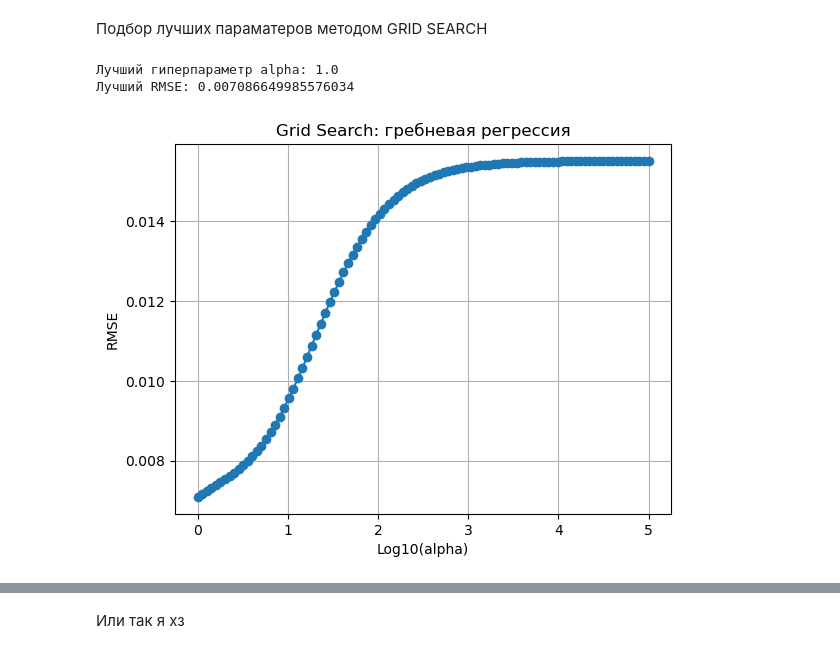
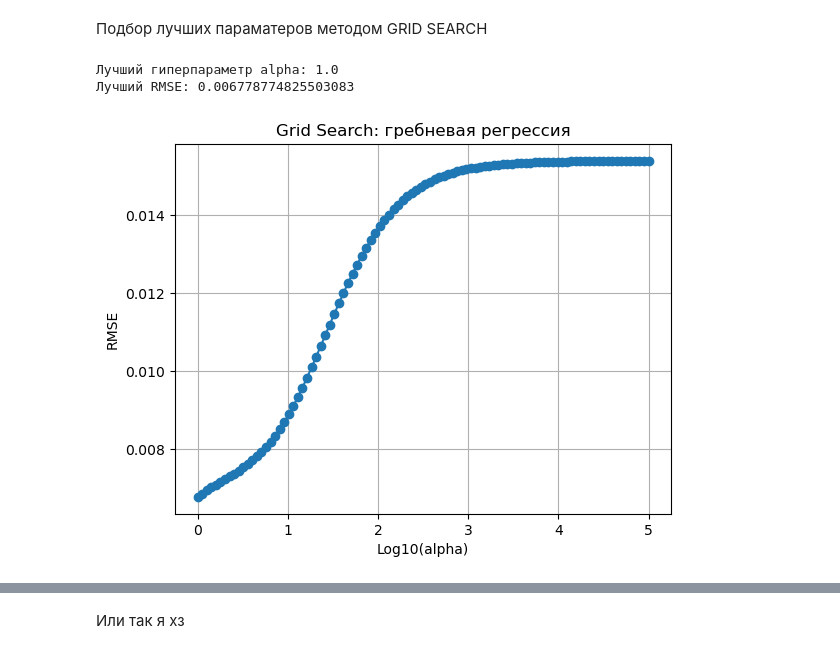
Before and after one commit to nikoloskorzun/Intelligent_analysis_and_data_processing, a Jupyter notebook: notebooks/lab1/lab1 copy.ipynb, the cells around one changed output, grey strips where cells are left out. Drawn from its saved outputs; the diff is of its cells as text; code cells hidden in the pictures.

```diff
--- a/notebooks/lab1/lab1 copy.ipynb
+++ b/notebooks/lab1/lab1 copy.ipynb
@@ -846,15 +790,0 @@ VALID_SIZE = VALID_SIZE / TEST_SIZE
-# %%
-TEST_SIZE = 0.25
-VALID_SIZE = 0.125
-assert VALID_SIZE*1.5 <= TEST_SIZE
-VALID_SIZE = VALID_SIZE / TEST_SIZE
-# %%
-TEST_SIZE = 0.2
-VALID_SIZE = 0.05
-assert VALID_SIZE*1.5 <= TEST_SIZE
-VALID_SIZE = VALID_SIZE / TEST_SIZE
-# %%
-TEST_SIZE = 0.2
-VALID_SIZE = 0.2
-assert VALID_SIZE*1.5 <= TEST_SIZE
-VALID_SIZE = VALID_SIZE / TEST_SIZE
@@ -863,5 +790,0 @@ AssertionError:
-# %%
-TEST_SIZE = 0.4
-VALID_SIZE = 0.1
-assert VALID_SIZE*1.5 <= TEST_SIZE
-VALID_SIZE = VALID_SIZE / TEST_SIZE
@@ -936,7 +801,7 @@ def grid_search_best_model(X_train, Y_train):
     param_grid = {'alpha': np.logspace(0, 5, 100)}
 
     model_ridge = Ridge()
-    model_poly = PolynomialFeatures(degree=5)
+    model_poly = PolynomialFeatures(degree=4)
     X_train = pd.DataFrame(model_poly.fit_transform(X_train))
     grid_search = GridSearchCV(estimator=model_ridge, param_grid=param_grid,
                                cv=5, scoring='neg_mean_squared_error', n_jobs=-1)
@@ -944,35 +809,35 @@ def grid_search_best_model(X_train, Y_train):
     # Обучаем модель
     grid_search.fit(X_train, Y_train)
 
 
     best_alpha = grid_search.best_params_['alpha']
     best_rmse = np.sqrt(-grid_search.best_score_)
 
     print(f"Лучший гиперпараметр alpha: {best_alpha}")
     print(f"Лучший RMSE: {best_rmse}")
 
 
     alphas = np.array(grid_search.cv_results_['param_alpha'].astype(float))  # Преобразуем к float
     log_alphas = np.log10(alphas)
 
 
     mean_test_scores = np.sqrt(-grid_search.cv_results_['mean_test_score'])
 
     plt.plot(log_alphas, mean_test_scores, marker='o')
     plt.xlabel('Log10(alpha)')
     plt.ylabel('RMSE')
     plt.title('Grid Search: гребневая регрессия')
     plt.grid(True)
     plt.show()
 
     return best_alpha, best_rmse
 
 
-X_train, X_test, Y_train, Y_test = train_test_split(df_base_normilized, df_Y, test_size=TEST_SIZE, random_state=SEED)
+X_train, X_test, Y_train, Y_test = train_test_split(df_base_normilized.drop(columns='отопительная нагрузка'), df_base_normilized['отопительная нагрузка'], test_size=TEST_SIZE, random_state=SEED)
 best_alpha_train, best_rmse_train = grid_search_best_model(X_train, Y_train)
 # %% [output]
 Лучший гиперпараметр alpha: 1.0
-Лучший RMSE: 0.007086649985576034
+Лучший RMSE: 0.006778774825503083
-[figure, old version]
+[figure, new version]
 # %%
 best_alpha_test, best_rmse_test = grid_search_best_model(X_test, Y_test)
```
Also changed, not shown: parts of 11 cells of this notebook, 4 other files.
